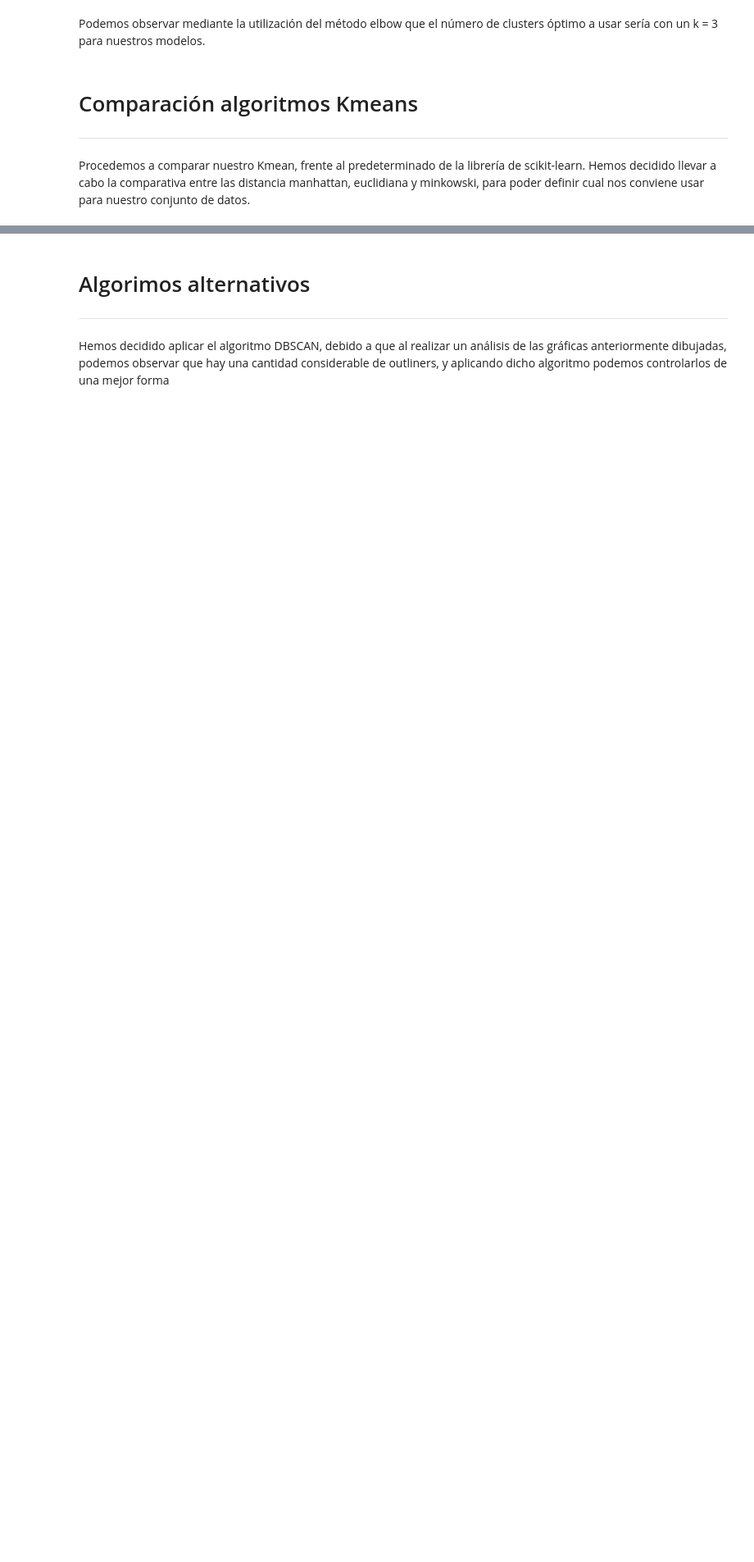
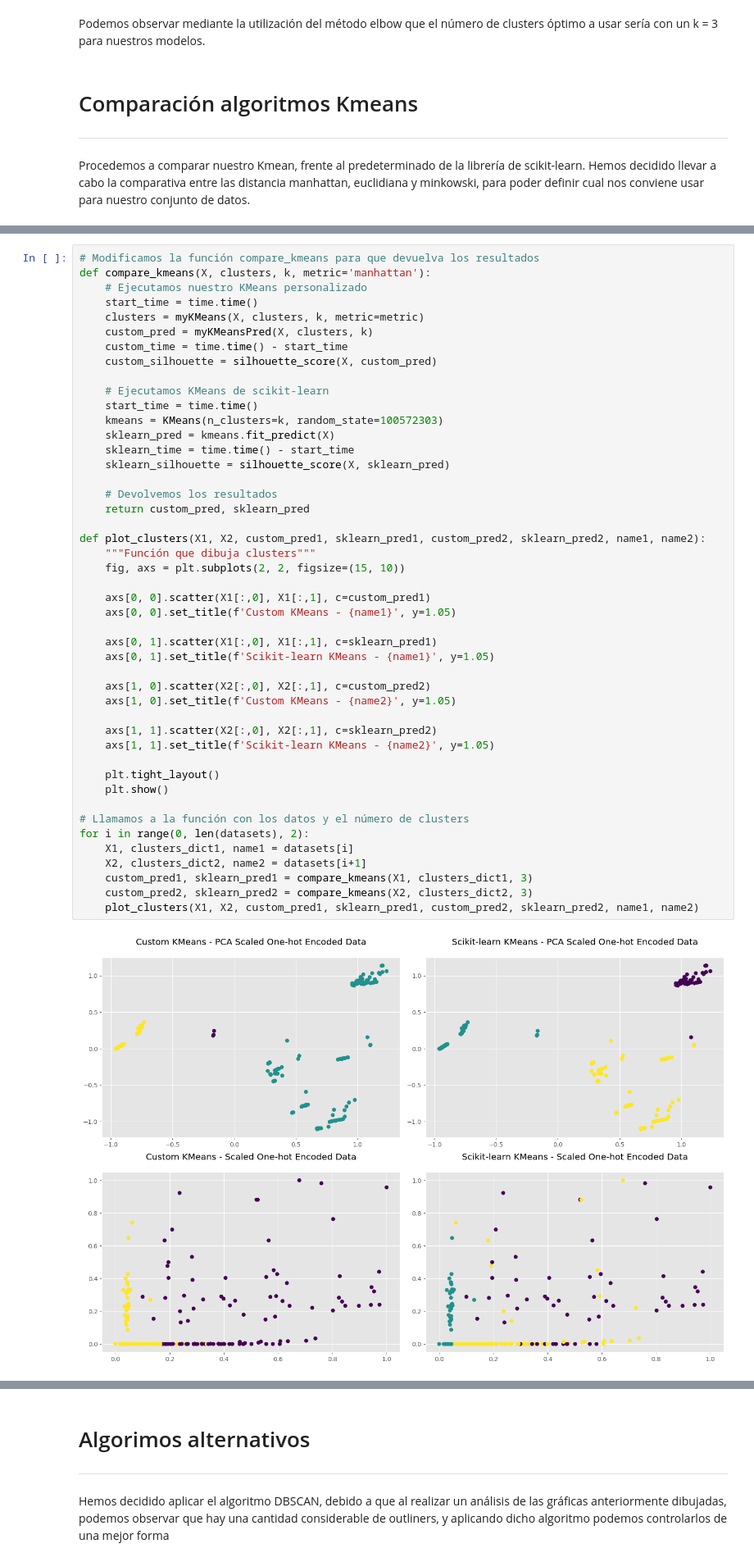
Before and after one commit to V1centeB/Aprendizaje_Automatico-P2-G1, a Jupyter notebook: model.ipynb, the cells around one changed output, grey strips where cells are left out. Shown at 82% size. Cells and saved outputs as stored; diff of their text form; blank space fills up the shorter version.

```diff
--- a/model.ipynb
+++ b/model.ipynb
@@ -481,0 +421,48 @@ Coeficiente de Silhouette (scikit-learn): 0.8075
+# %%
+# Modificamos la función compare_kmeans para que devuelva los resultados
+def compare_kmeans(X, clusters, k, metric='manhattan'):
+    # Ejecutamos nuestro KMeans personalizado
+    start_time = time.time()
+    clusters = myKMeans(X, clusters, k, metric=metric)
+    custom_pred = myKMeansPred(X, clusters, k)
+    custom_time = time.time() - start_time
+    custom_silhouette = silhouette_score(X, custom_pred)
+
+    # Ejecutamos KMeans de scikit-learn
+    start_time = time.time()
+    kmeans = KMeans(n_clusters=k, random_state=100572303)
+    sklearn_pred = kmeans.fit_predict(X)
+    sklearn_time = time.time() - start_time
+    sklearn_silhouette = silhouette_score(X, sklearn_pred)
+
+    # Devolvemos los resultados
+    return custom_pred, sklearn_pred
+
+def plot_clusters(X1, X2, custom_pred1, sklearn_pred1, custom_pred2, sklearn_pred2, name1, name2):
+    """Función que dibuja clusters"""
+    fig, axs = plt.subplots(2, 2, figsize=(15, 10))
+
+    axs[0, 0].scatter(X1[:,0], X1[:,1], c=custom_pred1)
+    axs[0, 0].set_title(f'Custom KMeans - {name1}', y=1.05)
+
+    axs[0, 1].scatter(X1[:,0], X1[:,1], c=sklearn_pred1)
+    axs[0, 1].set_title(f'Scikit-learn KMeans - {name1}', y=1.05)
+
+    axs[1, 0].scatter(X2[:,0], X2[:,1], c=custom_pred2)
+    axs[1, 0].set_title(f'Custom KMeans - {name2}', y=1.05)
+
+    axs[1, 1].scatter(X2[:,0], X2[:,1], c=sklearn_pred2)
+    axs[1, 1].set_title(f'Scikit-learn KMeans - {name2}', y=1.05)
+
+    plt.tight_layout()
+    plt.show()
+
+# Llamamos a la función con los datos y el número de clusters
+for i in range(0, len(datasets), 2):
+    X1, clusters_dict1, name1 = datasets[i]
+    X2, clusters_dict2, name2 = datasets[i+1]
+    custom_pred1, sklearn_pred1 = compare_kmeans(X1, clusters_dict1, 3)
+    custom_pred2, sklearn_pred2 = compare_kmeans(X2, clusters_dict2, 3)
+    plot_clusters(X1, X2, custom_pred1, sklearn_pred1, custom_pred2, sklearn_pred2, name1, name2)
+# %% [output]
+[figure, added]
```
Also changed, not shown: parts of 9 cells of this notebook.
